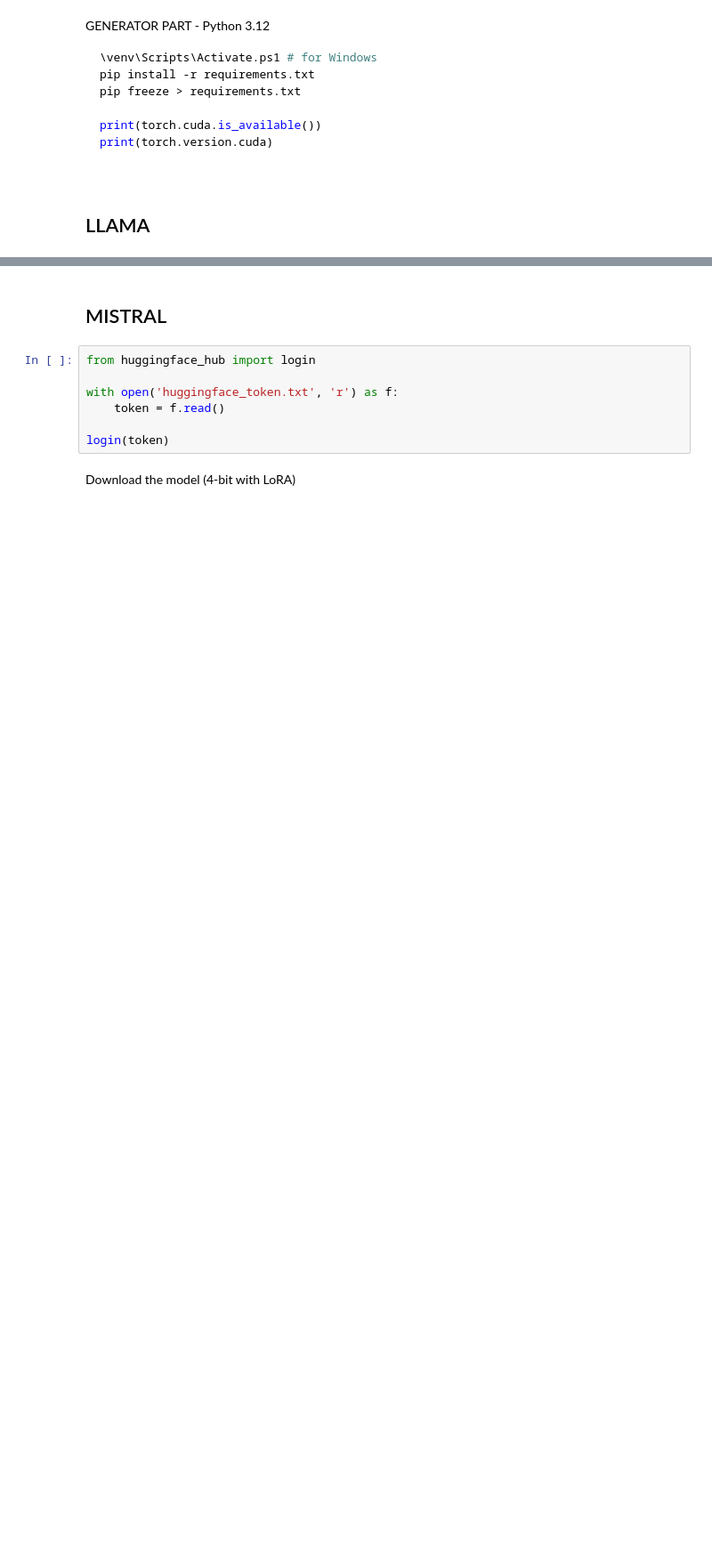
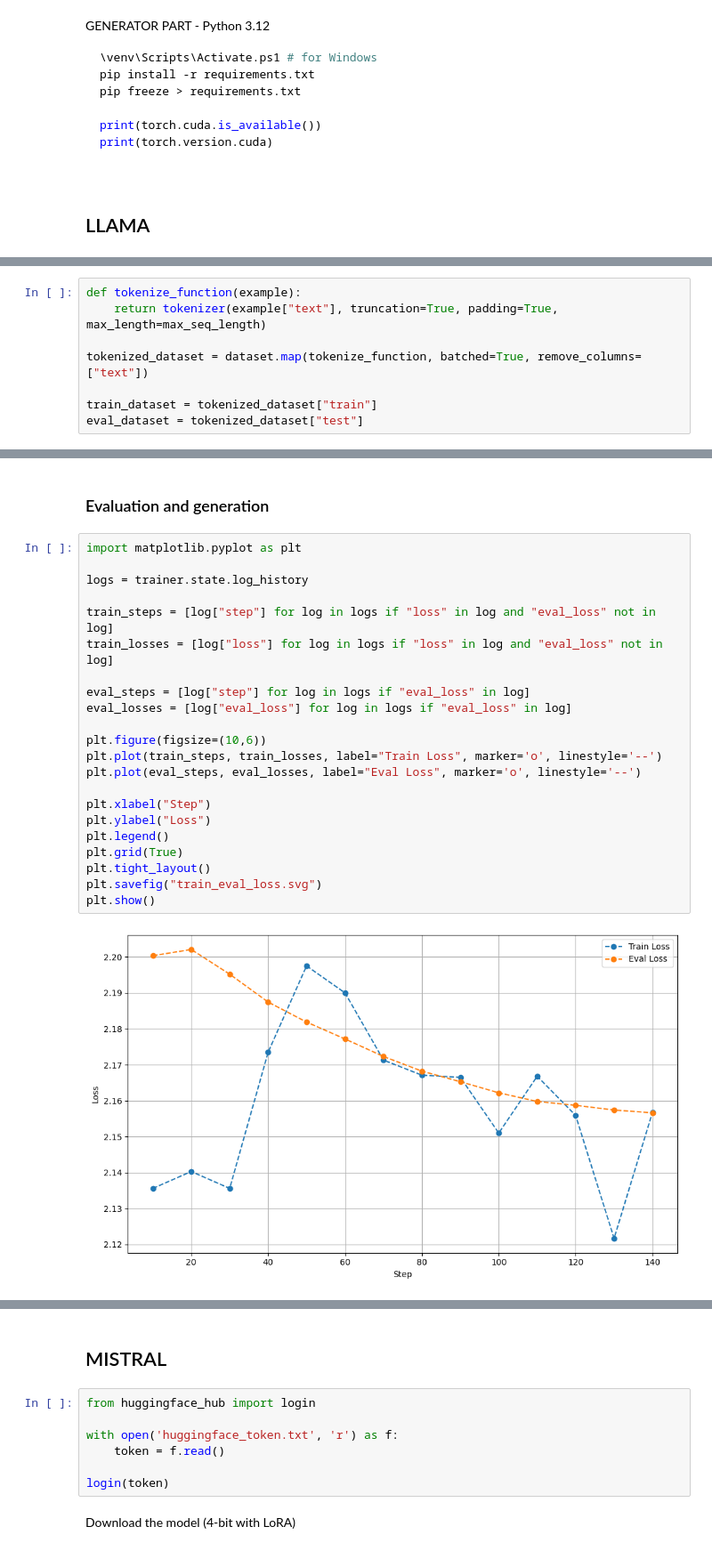
Before and after one commit to zuza571/AI-Generated-CTI, a Jupyter notebook: generator.ipynb, the cells around one changed output, grey strips where cells are left out. Shown at 89% size. Cells and saved outputs as stored; diff of their text form; blank space fills up the shorter version.

Commit message:
2 iterations of training and generated data

```diff
--- a/generator.ipynb
+++ b/generator.ipynb
@@ -217,0 +208,8 @@ has hosted several other sites with the same registration information.
+# %%
+def tokenize_function(example):
+    return tokenizer(example["text"], truncation=True, padding=True, max_length=max_seq_length)
+
+tokenized_dataset = dataset.map(tokenize_function, batched=True, remove_columns=["text"])
+
+train_dataset = tokenized_dataset["train"]
+eval_dataset = tokenized_dataset["test"]
@@ -217,0 +295,26 @@ has hosted several other sites with the same registration information.
+# %% [markdown]
+### Evaluation and generation
+# %%
+import matplotlib.pyplot as plt
+
+logs = trainer.state.log_history
+
+train_steps = [log["step"] for log in logs if "loss" in log and "eval_loss" not in log]
+train_losses = [log["loss"] for log in logs if "loss" in log and "eval_loss" not in log]
+
+eval_steps = [log["step"] for log in logs if "eval_loss" in log]
+eval_losses = [log["eval_loss"] for log in logs if "eval_loss" in log]
+
+plt.figure(figsize=(10,6))
+plt.plot(train_steps, train_losses, label="Train Loss", marker='o', linestyle='--')
+plt.plot(eval_steps, eval_losses, label="Eval Loss", marker='o', linestyle='--')
+
+plt.xlabel("Step")
+plt.ylabel("Loss")
+plt.legend()
+plt.grid(True)
+plt.tight_layout()
+plt.savefig("train_eval_loss.svg")
+plt.show()
+# %% [output]
+[figure, added]
```
Also changed, not shown: parts of 17 cells of this notebook, 8 other files.
